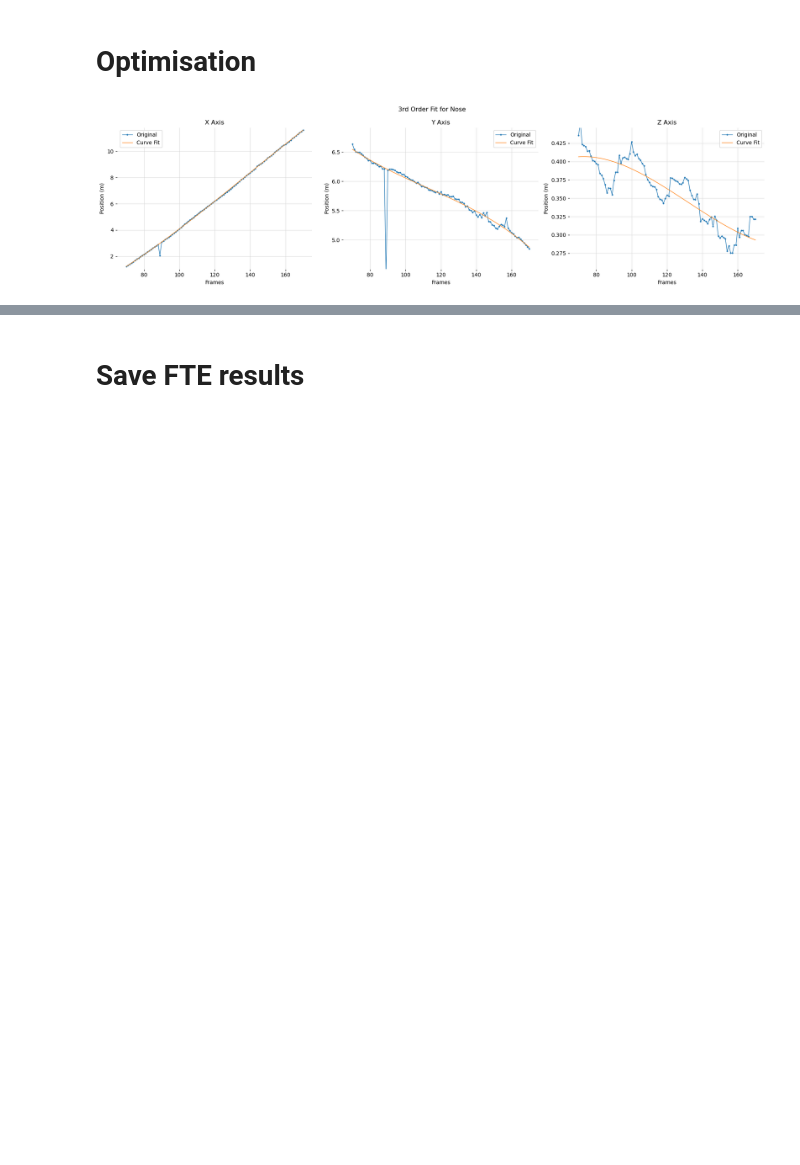
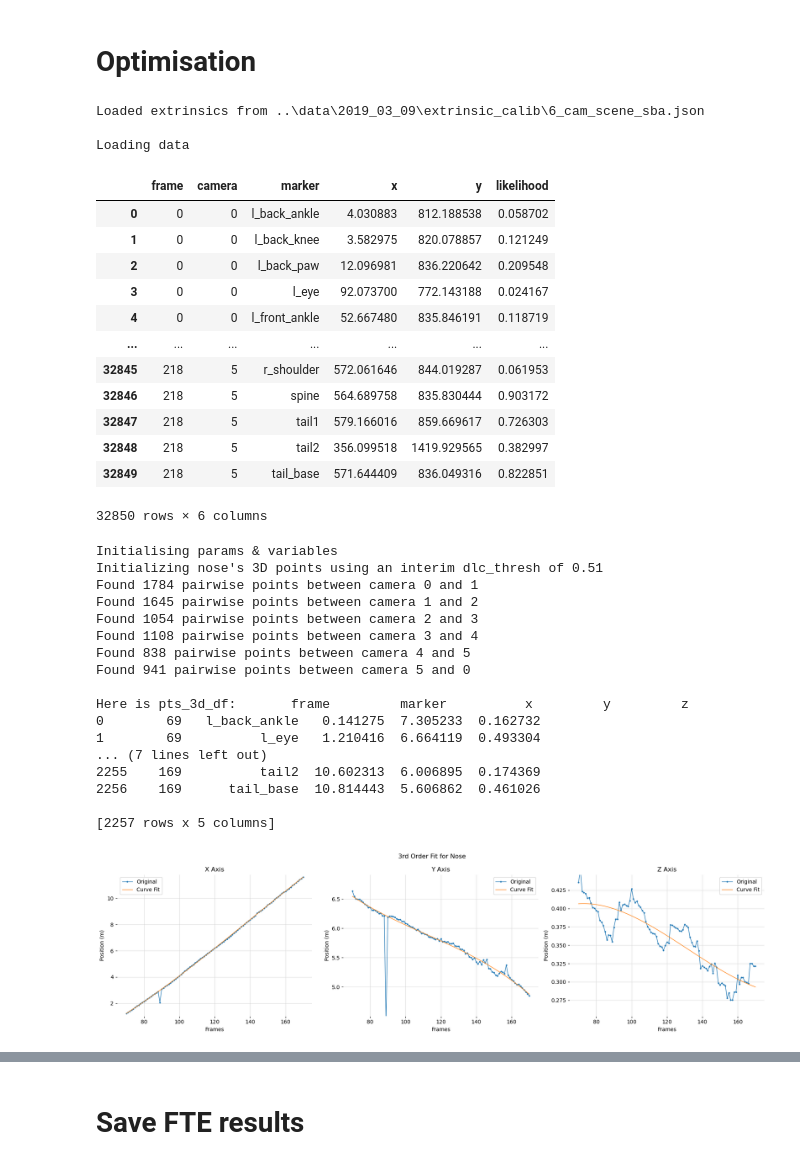
Before and after one commit to norton-kam/AcinoSetFTE, a Jupyter notebook: src/FTE.ipynb, the cells around one changed output, grey strips where cells are left out. Saved outputs shown, nothing was run; the diff lists cells and outputs as text; code cells hidden in the pictures; blank space fills up the shorter version.

```diff
--- a/src/FTE.ipynb
+++ b/src/FTE.ipynb
@@ -165,7 +165,7 @@ print('Loading data')
 df_paths = sorted(glob(os.path.join(DLC_DIR, '*.h5')))
 
 points_2d_df = utils.load_dlc_points_as_df(df_paths, verbose=False)
-#display(points_2d_df)
+display(points_2d_df)
 
 #===================================================
 #                   Optimisation
@@ -241,6 +241,8 @@ est_nose_pos, est_nose_vel = app.initialize_marker_3d(
     points_2d_df[points_2d_df['frame'].between(start_frame, end_frame-1)],
     'nose', K_arr, D_arr, R_arr, t_arr, plot=True
 )
+print(est_nose_pos)
+print(est_nose_vel)
 
 init_x[:, [idx['x_0'], idx['y_0'], idx['z_0']]] = est_nose_pos
 init_dx[:, [idx['x_0'], idx['y_0'], idx['z_0']]] = est_nose_vel # head x & y velocity in inertial
@@ -410,31 +412,64 @@ def obj(m):
     return slack_meas_err + slack_model_err
 
 m.obj = pyo.Objective(rule = obj)
 
 # run the solver
 opt = SolverFactory(
     'ipopt',
     # executable='./CoinIpopt/build/bin/ipopt'
 )
 
 # solver options
 opt.options['tol'] = 1e-1
 opt.options['print_level']  = 5
 opt.options['max_iter']     = 10000
 opt.options['max_cpu_time'] = 10000
 opt.options['OF_print_timing_statistics'] = 'yes'
 opt.options['OF_print_frequency_iter']    = 10
 opt.options['OF_hessian_approximation']   = 'limited-memory'
 # opt.options['linear_solver'] = 'ma86'
 
 t1 = time()
 print(f'\nInitialization took {t1-t0:.2f} seconds\n')
 
 t0 = time()
 results = opt.solve(m, tee=True)
 t1 = time()
 print(f'\nOptimization took {t1-t0:.2f} seconds\n')
 
 app.stop_logging()
 # %% [output]
+Loaded extrinsics from ..\data\2019_03_09\extrinsic_calib\6_cam_scene_sba.json
+
+Loading data
+|  | frame | camera | marker | x | y | likelihood |
+| 0 | 0 | 0 | l_back_ankle | 4.030883 | 812.188538 | 0.058702 |
+| 1 | 0 | 0 | l_back_knee | 3.582975 | 820.078857 | 0.121249 |
+| 2 | 0 | 0 | l_back_paw | 12.096981 | 836.220642 | 0.209548 |
+| 3 | 0 | 0 | l_eye | 92.073700 | 772.143188 | 0.024167 |
+| 4 | 0 | 0 | l_front_ankle | 52.667480 | 835.846191 | 0.118719 |
+| ... | ... | ... | ... | ... | ... | ... |
+| 32845 | 218 | 5 | r_shoulder | 572.061646 | 844.019287 | 0.061953 |
+| 32846 | 218 | 5 | spine | 564.689758 | 835.830444 | 0.903172 |
+| 32847 | 218 | 5 | tail1 | 579.166016 | 859.669617 | 0.726303 |
+| 32848 | 218 | 5 | tail2 | 356.099518 | 1419.929565 | 0.382997 |
+| 32849 | 218 | 5 | tail_base | 571.644409 | 836.049316 | 0.822851 |
+32850 rows × 6 columns
+Initialising params & variables
+Initializing nose's 3D points using an interim dlc_thresh of 0.51
+Found 1784 pairwise points between camera 0 and 1
+Found 1645 pairwise points between camera 1 and 2
+Found 1054 pairwise points between camera 2 and 3
+Found 1108 pairwise points between camera 3 and 4
+Found 838 pairwise points between camera 4 and 5
+Found 941 pairwise points between camera 5 and 0
+
+Here is pts_3d_df:       frame         marker          x         y         z
+0        69   l_back_ankle   0.141275  7.305233  0.162732
+1        69          l_eye   1.210416  6.664119  0.493304
+... (7 lines left out)
+2255    169          tail2  10.602313  6.006895  0.174369
+2256    169      tail_base  10.814443  5.606862  0.461026
+
+[2257 rows x 5 columns]
 [figure]
```
Also changed, not shown: parts of 3 cells of this notebook, 7 other files.
